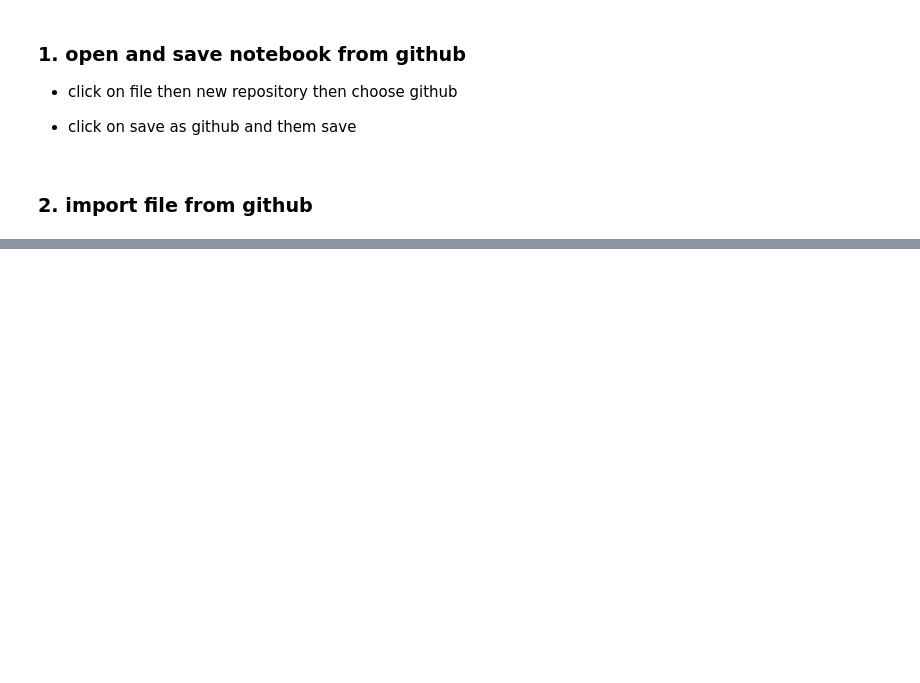
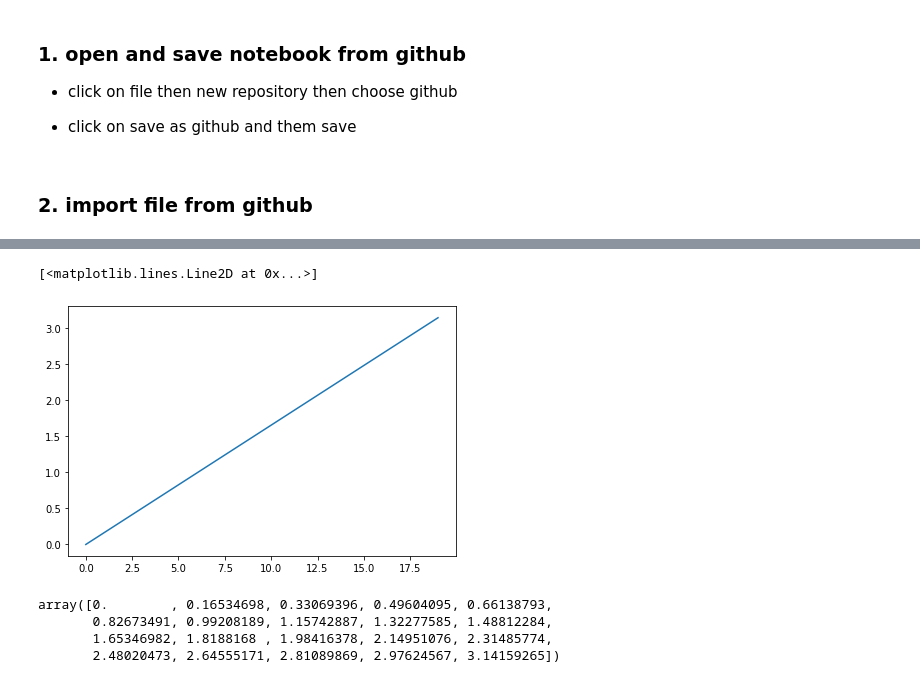
Before and after one commit to rajantvs/google-collab, a Jupyter notebook: intro1.ipynb, the cells around one changed output, grey strips where cells are left out. Cells and saved outputs as stored; diff of their text form; code cells hidden in the pictures; blank space fills up the shorter version.

```diff
--- a/intro1.ipynb
+++ b/intro1.ipynb
@@ -39,0 +99,12 @@ plt.show()
+# %%
+plt.plot(a[:,])
+# %% [output]
+[<matplotlib.lines.Line2D at 0x...>]
+[figure, added]
+# %%
+a
+# %% [output]
+array([0.        , 0.16534698, 0.33069396, 0.49604095, 0.66138793,
+       0.82673491, 0.99208189, 1.15742887, 1.32277585, 1.48812284,
+       1.65346982, 1.8188168 , 1.98416378, 2.14951076, 2.31485774,
+       2.48020473, 2.64555171, 2.81089869, 2.97624567, 3.14159265])
```
Also changed, not shown: parts of 8 cells of this notebook.
